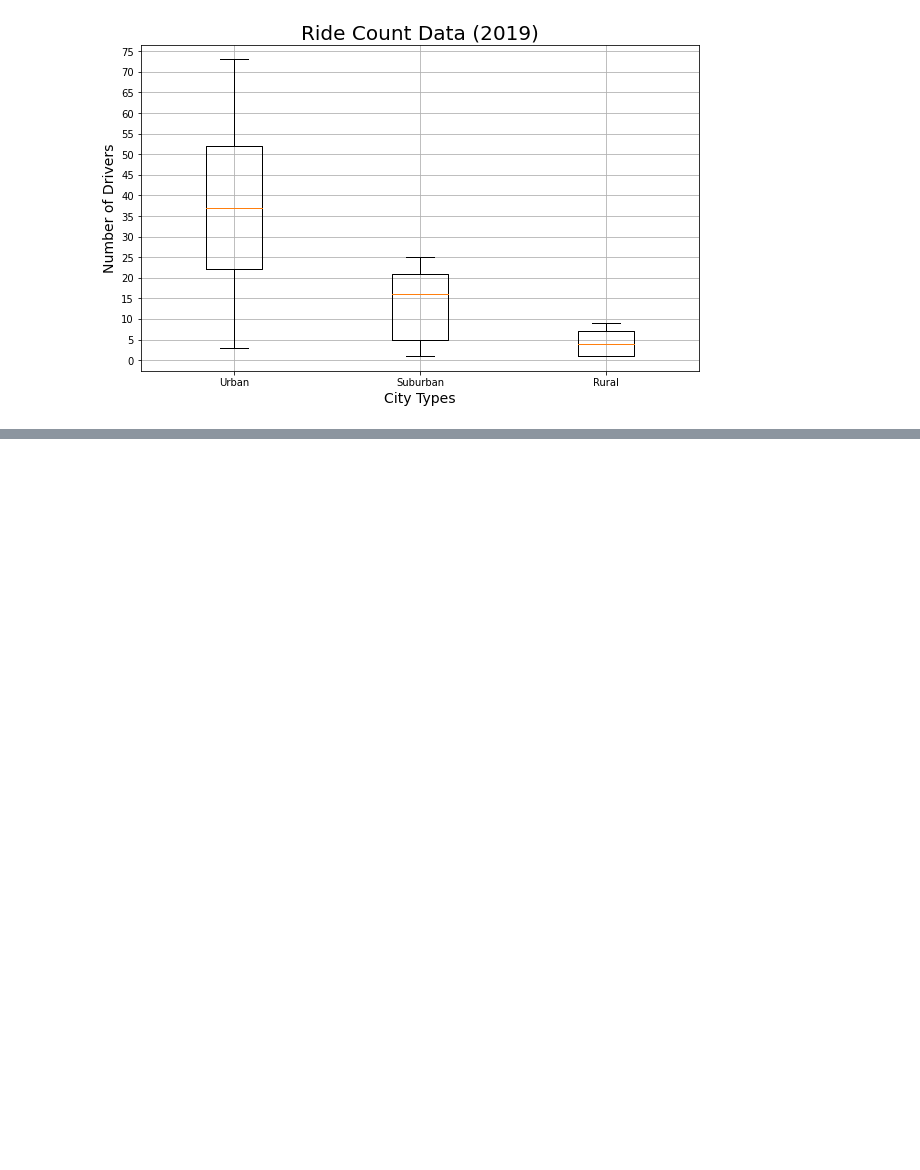
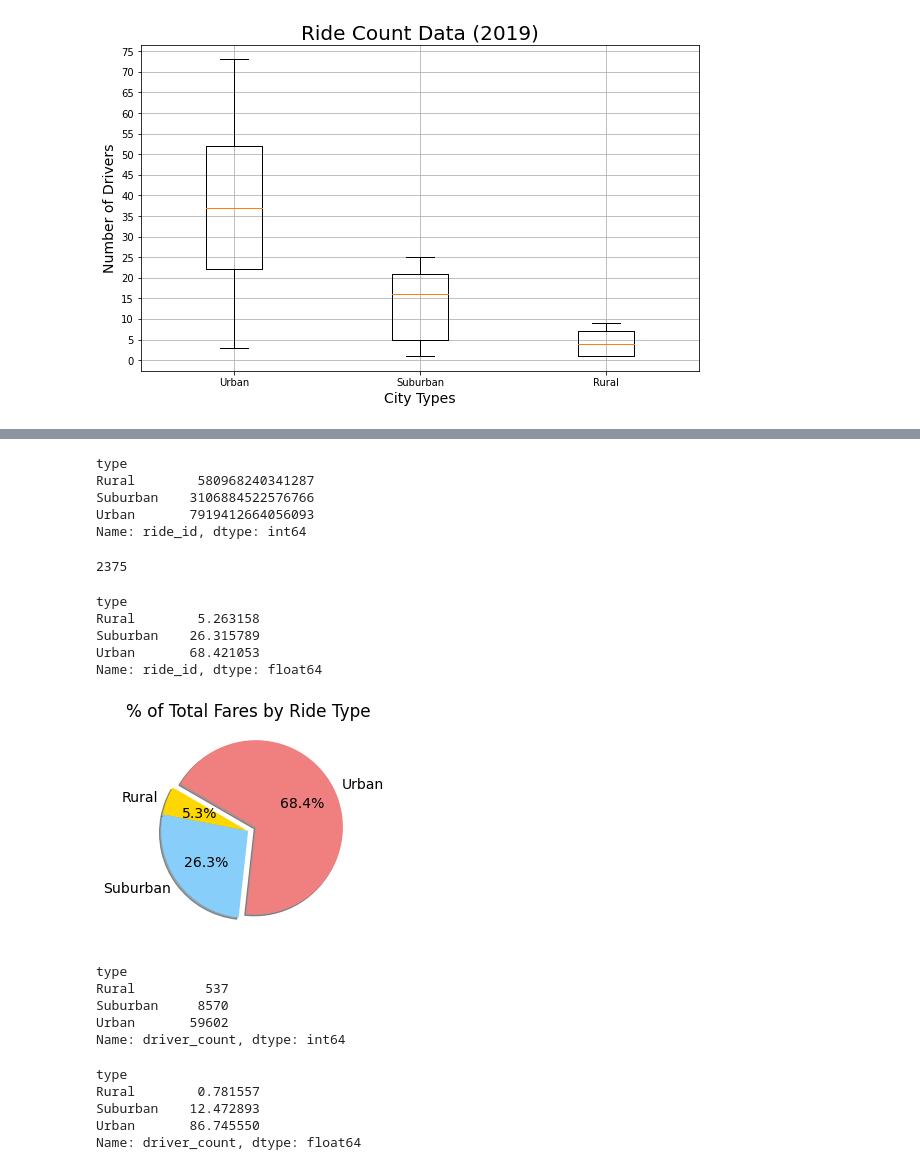
Before and after one commit to charleside2001/PyBer-Analysis-Project, a Jupyter notebook: PyBer.ipynb, the cells around one changed output, grey strips where cells are left out. Saved outputs shown, nothing was run; the diff lists cells and outputs as text; code cells hidden in the pictures; blank space fills up the shorter version.

```diff
--- a/PyBer.ipynb
+++ b/PyBer.ipynb
@@ -867,0 +936,64 @@ plt.show()
+# %%
+sum_fares_by_ride = pyber_data_df.groupby(["type"]).sum()['ride_id']
+
+sum_fares_by_ride
+# %% [output]
+type
+Rural        580968240341287
+Suburban    3106884522576766
+Urban       7919412664056093
+Name: ride_id, dtype: int64
+# %%
+total_fare_count = pyber_data_df["fare"].count()
+total_fare_count
+# %% [output]
+2375
+# %%
+# Calculate the percentage of fare for each city type.
+type_percents_ride = 100 * pyber_data_df.groupby(["type"]).count()["ride_id"] / pyber_data_df["ride_id"].count()
+type_percents_ride
+# %% [output]
+type
+Rural        5.263158
+Suburban    26.315789
+Urban       68.421053
+Name: ride_id, dtype: float64
+# %%
+# Import mpl to change the plot configurations using rcParams.
+import matplotlib as mpl
+# Build the percentage of fares by city type pie chart.
+plt.pie(type_percents_ride,
+    labels=["Rural", "Suburban", "Urban"],
+    colors=["gold", "lightskyblue", "lightcoral"],
+    explode=[0, 0, 0.1],
+    autopct='%1.1f%%',
+    shadow=True, startangle=150)
+plt.title("% of Total Fares by Ride Type")
+# Change the default font size from 10 to 14.
+mpl.rcParams['font.size'] = 14
+# Save Figure
+plt.savefig("analysis/Fig6.png")
+# Show Figure
+plt.show()
+# %% [output]
+[figure, added]
+# %%
+sum_fares_by_type = pyber_data_df.groupby(["type"]).sum()['driver_count']
+
+sum_fares_by_type
+# %% [output]
+type
+Rural         537
+Suburban     8570
+Urban       59602
+Name: driver_count, dtype: int64
+# %%
+# Calculate the percentage of fare for each city type.
+type_percents_driver = 100 * pyber_data_df.groupby(["type"]).sum()["driver_count"] / pyber_data_df["driver_count"].sum()
+type_percents_driver
+# %% [output]
+type
+Rural        0.781557
+Suburban    12.472893
+Urban       86.745550
+Name: driver_count, dtype: float64
```
Also changed, not shown: parts of 10 cells of this notebook, 3 other files.
